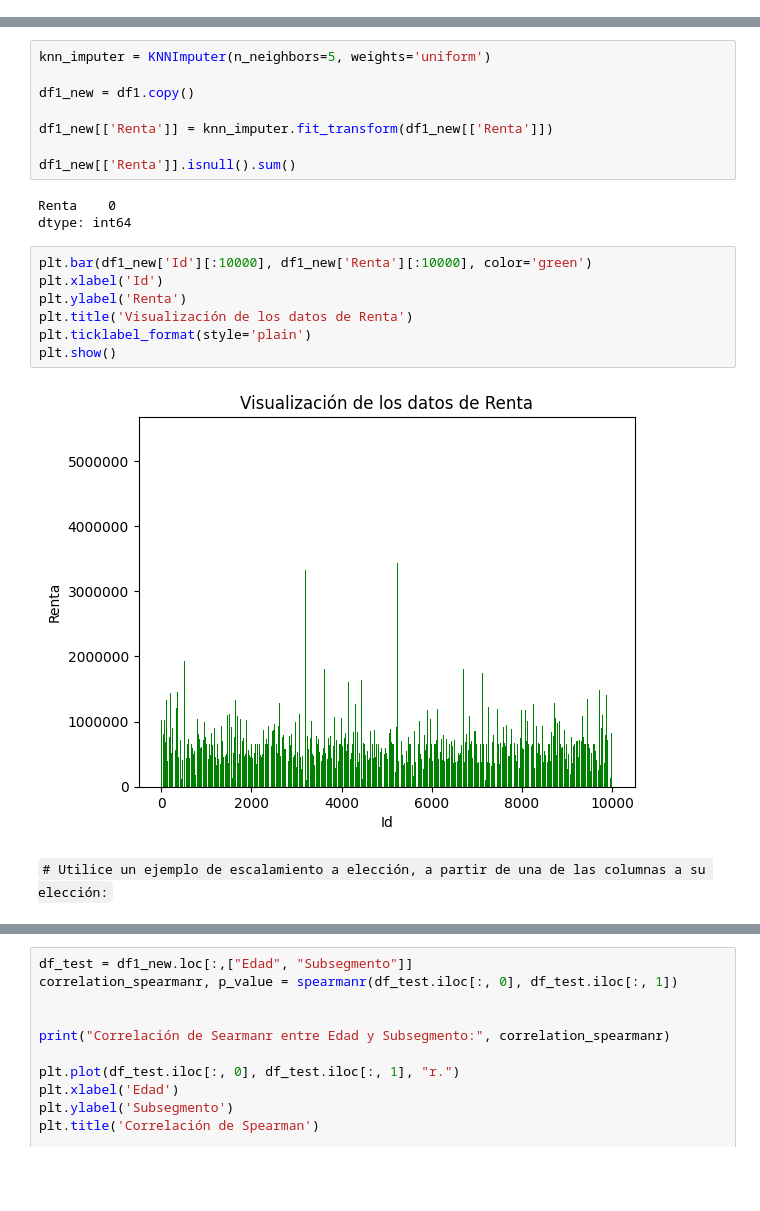
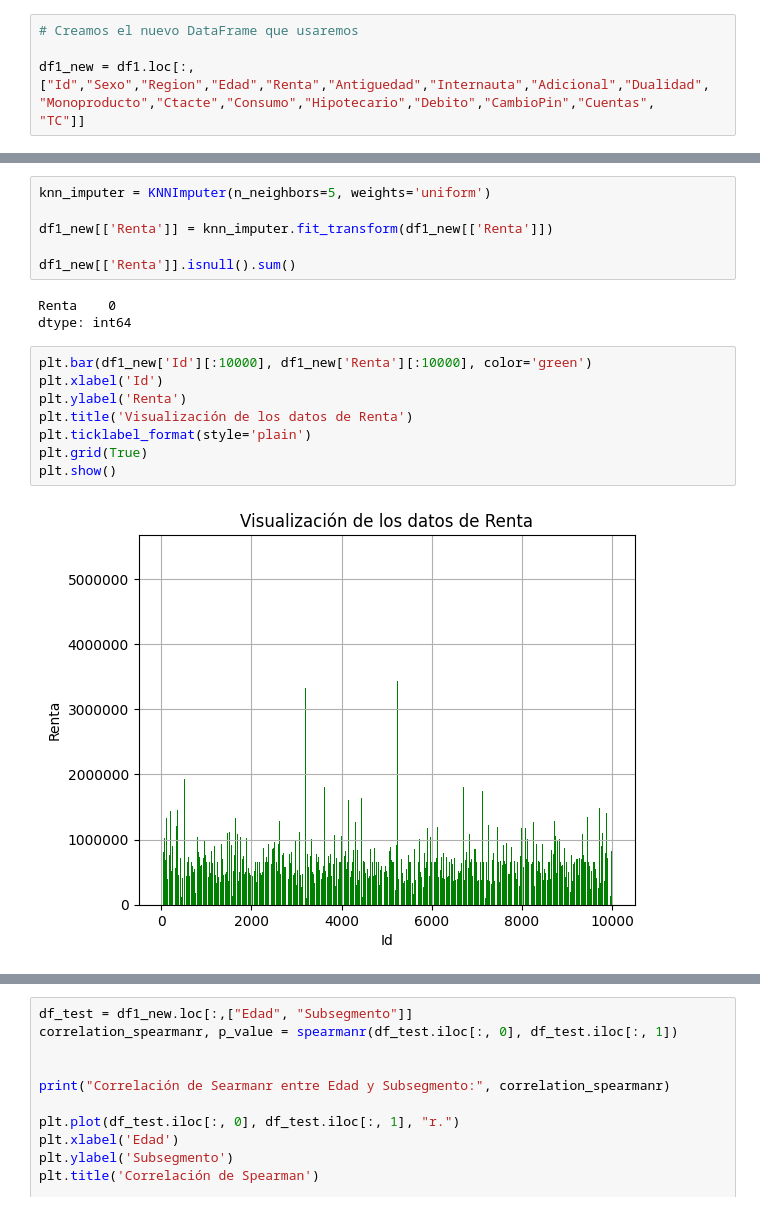
Before and after one commit to fate-9x/MachineLearning, a Jupyter notebook: Prueba_1.ipynb, the cells around one changed output, grey strips where cells are left out. Saved outputs shown, nothing was run; the diff lists cells and outputs as text; blank space fills up the shorter version.

```diff
--- a/Prueba_1.ipynb
+++ b/Prueba_1.ipynb
@@ -142,0 +159,6 @@ df1['Renta'].isnull().sum()
+# %%
+# Creamos el nuevo DataFrame que usaremos
+
+df1_new = df1.loc[:,["Id","Sexo","Region","Edad","Renta","Antiguedad","Internauta","Adicional","Dualidad",
+"Monoproducto","Ctacte","Consumo","Hipotecario","Debito","CambioPin","Cuentas",
+"TC"]]
@@ -145,7 +192,5 @@ Se utilizo el imputador KNNImputer y luego se graficaron los primeros 10.000 dat
 # %%
 knn_imputer = KNNImputer(n_neighbors=5, weights='uniform')
-
-df1_new = df1.copy()
 
 df1_new[['Renta']] = knn_imputer.fit_transform(df1_new[['Renta']])
 
@@ -156,11 +201,10 @@ dtype: int64
 # %%
 plt.bar(df1_new['Id'][:10000], df1_new['Renta'][:10000], color='green')
 plt.xlabel('Id')
 plt.ylabel('Renta')
 plt.title('Visualización de los datos de Renta')
 plt.ticklabel_format(style='plain')
+plt.grid(True)
 plt.show()
 # %% [output]
-[figure, old version]
+[figure, new version]
-# %% [markdown]
-`# Utilice un ejemplo de escalamiento a elección, a partir de una de las columnas a su elección:`
```
Also changed, not shown: parts of 17 cells of this notebook.
